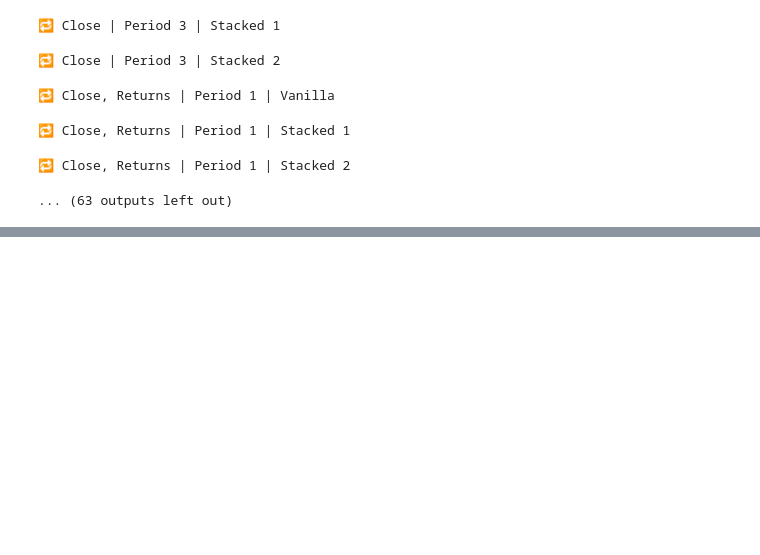
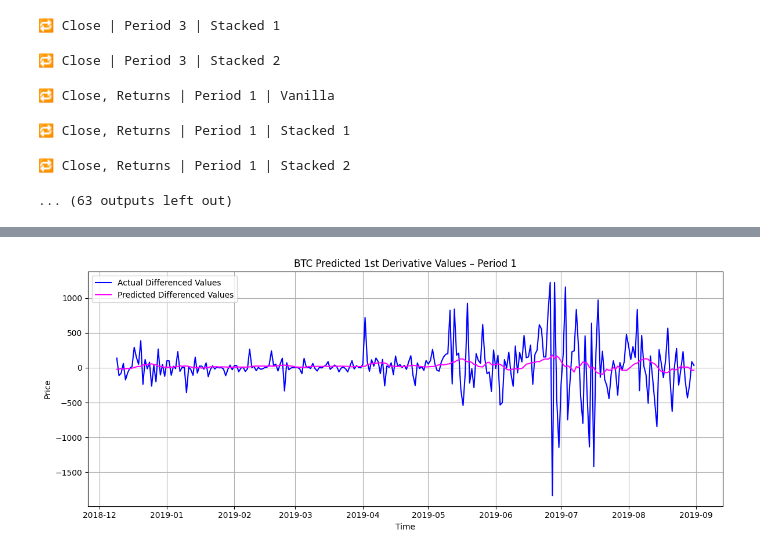
Before and after one commit to MWANIKID/PhD-Research-files, a Jupyter notebook: Untitled29.ipynb, the cells around one changed output, grey strips where cells are left out. Cells and saved outputs as stored; diff of their text form; code cells hidden in the pictures; blank space fills up the shorter version.

```diff
--- a/Untitled29.ipynb
+++ b/Untitled29.ipynb
@@ -734,0 +1073,94 @@ plt.show()
+# %%
+# 📚 Imports
+import pandas as pd
+import numpy as np
+import matplotlib.pyplot as plt
+from sklearn.preprocessing import MinMaxScaler
+from tensorflow.keras.models import Sequential
+from tensorflow.keras.layers import LSTM, Dense
+
+# 🗂️ Load and preprocess Bitcoin data
+btc = pd.read_csv("Bitcoin_data.csv", parse_dates=["Date"])
+btc.set_index("Date", inplace=True)
+
+# 📅 Periods
+periods = {
+    "Period 1": ("2016-01-01", "2019-08-31"),
+    "Period 2": ("2019-09-01", "2023-03-31"),
+    "Period 3": ("2016-01-01", "2023-03-31")
+}
+
+# 📦 Loop over each period
+for label, (start, end) in periods.items():
+    print(f"🚀 Running LSTM on Differenced Data for {label}")
+
+    # Slice and compute differenced Close
+    df = btc.loc[start:end].copy()
+    df["diff_close"] = df["Close"].diff()
+    df.dropna(inplace=True)
+
+    # Normalize differenced values
+    scaler = MinMaxScaler()
+    df["scaled_diff"] = scaler.fit_transform(df[["diff_close"]])
+
+    # Sequence builder
+    def create_sequences(series, seq_len=10):
+        X, y = [], []
+        for i in range(len(series) - seq_len):
+            X.append(series[i:i+seq_len])
+            y.append(series[i+seq_len])
+        return np.array(X), np.array(y)
+
+    seq_len = 10
+    X, y = create_sequences(df["scaled_diff"].values.reshape(-1, 1), seq_len)
+    dates = df.index[seq_len:]
+
+    # Split into training and test
+    split = int(len(X) * 0.8)
+    X_train, X_test = X[:split], X[split:]
+    y_train, y_test = y[:split], y[split:]
+    test_dates = dates[split:]
+
+    # Build LSTM model
+    model = Sequential()
+    model.add(LSTM(64, input_shape=(seq_len, 1)))
+    model.add(Dense(1))
+    model.compile(optimizer='adam', loss='mse')
+    model.fit(X_train, y_train, epochs=30, batch_size=32, validation_split=0.1, verbose=0)
+
+    # Predict
+    y_pred = model.predict(X_test)
+    y_pred_inv = scaler.inverse_transform(y_pred)
+    y_test_inv = scaler.inverse_transform(y_test.reshape(-1, 1))
+
+    # 🔹 PLOT 1: Differenced Values
+    plt.figure(figsize=(12,5))
+    plt.plot(test_dates, y_test_inv, label="Actual Differenced Values", color='blue')
+    plt.plot(test_dates, y_pred_inv, label="Predicted Differenced Values", color='magenta')
+    plt.title(f"BTC Predicted 1st Derivative Values – {label}")
+    plt.xlabel("Time")
+    plt.ylabel("Price")
+    plt.legend()
+    plt.grid(True)
+    plt.tight_layout()
+    plt.savefig(f"btc_diff_{label.replace(' ', '_')}.png", dpi=300)
+    plt.show()
+
+    # 🔁 Reconstruct Close Prices from differences
+    last_train_close = df["Close"].iloc[split + seq_len - 1]
+    pred_close = np.r_[last_train_close, y_pred_inv.flatten()].cumsum()[1:]
+    actual_close = np.r_[last_train_close, y_test_inv.flatten()].cumsum()[1:]
+
+    # 🔹 PLOT 2: Reconstructed Close Prices
+    plt.figure(figsize=(12,5))
+    plt.plot(test_dates, actual_close, label="Actual Close Price", color='blue')
+    plt.plot(test_dates, pred_close, label="Predicted Close Price", color='magenta')
+    plt.title(f"Actual vs. Predicted Close Prices – {label}")
+    plt.xlabel("Date")
+    plt.ylabel("Price")
+    plt.legend()
+    plt.grid(True)
+    plt.tight_layout()
+    plt.savefig(f"btc_diff_reconstructed_{label.replace(' ', '_')}.png", dpi=300)
+    plt.show()
+# %% [output]
@@ -734,0 +1169 @@ plt.show()
+[figure, added]
```
Also changed, not shown: parts of 30 cells of this notebook.
